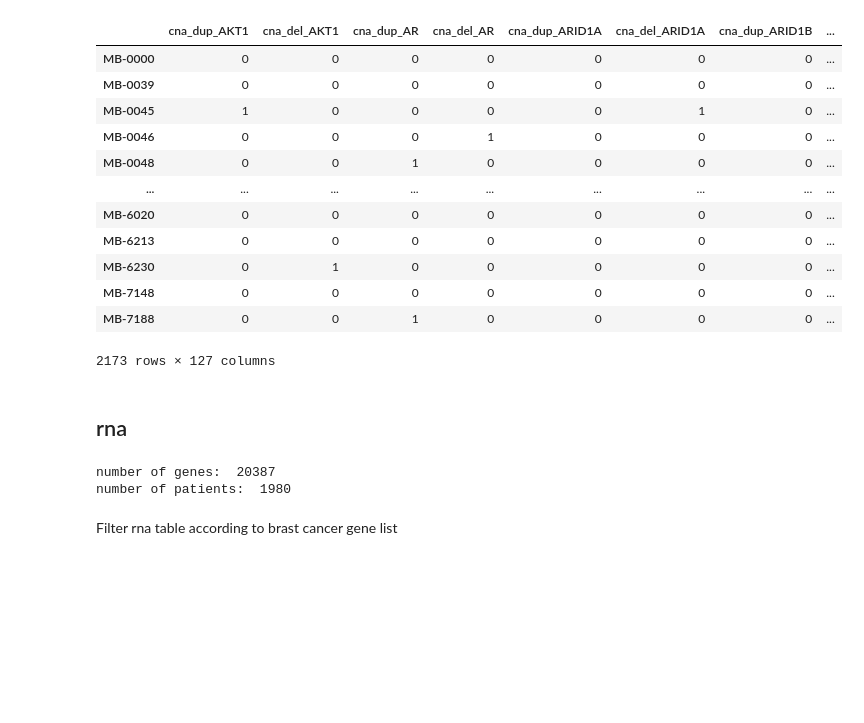
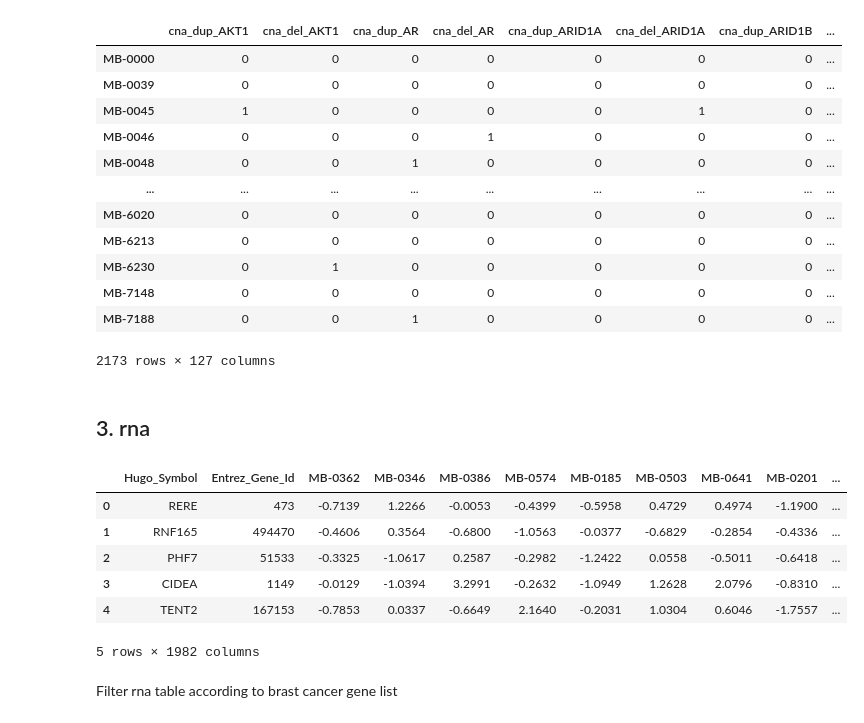
Before and after one commit to SilviaMariaMacri/applied-machine-learning-project, a Jupyter notebook: data_processing.ipynb, the cells around one changed output. Cells and saved outputs as stored; diff of their text form; code cells hidden in the pictures; blank space fills up the shorter version.

```diff
--- a/data_processing.ipynb
+++ b/data_processing.ipynb
@@ -174,13 +196,17 @@ cna_matrix
 | MB-7188 | 0 | 0 | 1 | 0 | 0 | 0 | 0 | ... |
 2173 rows × 127 columns
 # %% [markdown]
-## rna
+## 3. rna<a class="anchor" id="3"></a>
-# %%
-print('number of genes: ',len(rna.Hugo_Symbol.unique()))
-print('number of patients: ',len(rna.columns.unique())-2)
-# %% [output]
-number of genes:  20387
-number of patients:  1980
+# %%
+rna.head()
+# %% [output]
+|  | Hugo_Symbol | Entrez_Gene_Id | MB-0362 | MB-0346 | MB-0386 | MB-0574 | MB-0185 | MB-0503 | MB-0641 | MB-0201 | ... |
+| 0 | RERE | 473 | -0.7139 | 1.2266 | -0.0053 | -0.4399 | -0.5958 | 0.4729 | 0.4974 | -1.1900 | ... |
+| 1 | RNF165 | 494470 | -0.4606 | 0.3564 | -0.6800 | -1.0563 | -0.0377 | -0.6829 | -0.2854 | -0.4336 | ... |
+| 2 | PHF7 | 51533 | -0.3325 | -1.0617 | 0.2587 | -0.2982 | -1.2422 | 0.0558 | -0.5011 | -0.6418 | ... |
+| 3 | CIDEA | 1149 | -0.0129 | -1.0394 | 3.2991 | -0.2632 | -1.0949 | 1.2628 | 2.0796 | -0.8310 | ... |
+| 4 | TENT2 | 167153 | -0.7853 | 0.0337 | -0.6649 | 2.1640 | -0.2031 | 1.0304 | 0.6046 | -1.7557 | ... |
+5 rows × 1982 columns
 # %% [markdown]
 Filter rna table according to brast cancer gene list
 # %%
```
Also changed, not shown: parts of 29 cells of this notebook.
